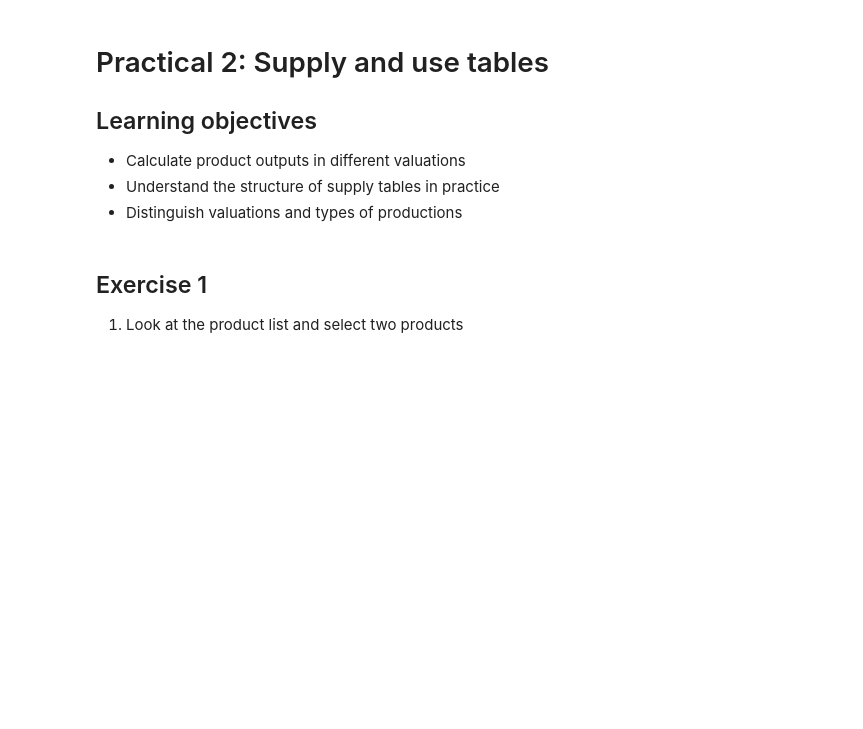
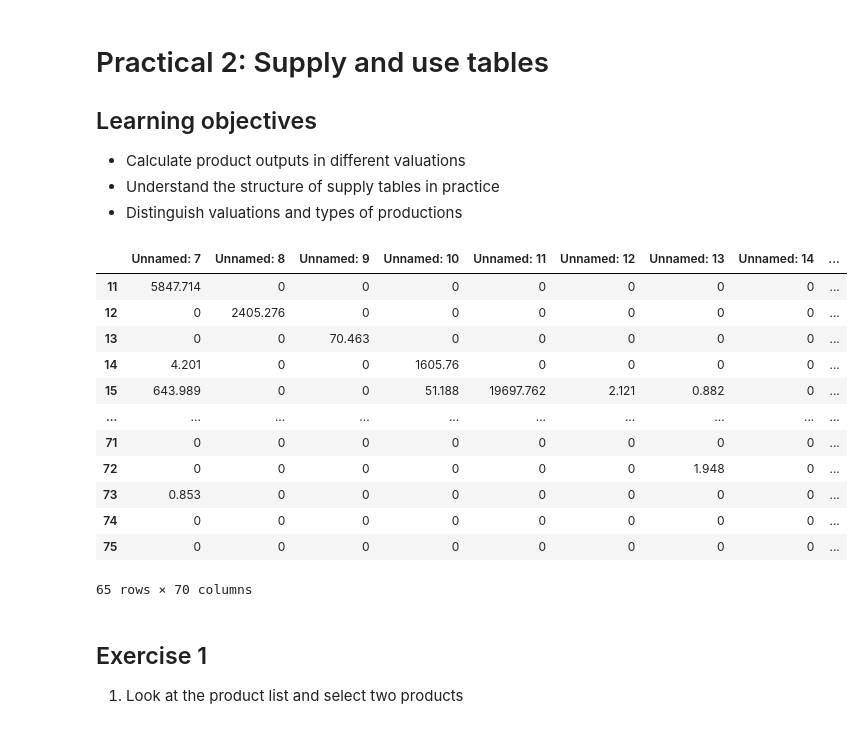
Before and after one commit to CMLPlatform/advanced_EEIO_course_student_version, a Jupyter notebook: supply_n_use_tables/supply_n_use_tables.ipynb, the cells around one changed output. Cells and saved outputs as stored; diff of their text form; code cells hidden in the pictures; blank space fills up the shorter version.

Commit message:
updated table in the student version of supply chain linkages lecture

```diff
--- a/supply_n_use_tables/supply_n_use_tables.ipynb
+++ b/supply_n_use_tables/supply_n_use_tables.ipynb
@@ -15,6 +15,22 @@ supply_ = pd.read_excel("data/modified_supply_basic_price_AT_OECD_2015.xlsx", en
 # organize you row and column labels
 supply_col_lb = supply_.iloc[9,7:].to_list()
 supply_row_lb = supply_.iloc[11:, 2].to_list()
+# %%
+supply_.iloc[11:,7:]
+# %% [output]
+|  | Unnamed: 7 | Unnamed: 8 | Unnamed: 9 | Unnamed: 10 | Unnamed: 11 | Unnamed: 12 | Unnamed: 13 | Unnamed: 14 | ... |
+| 11 | 5847.714 | 0 | 0 | 0 | 0 | 0 | 0 | 0 | ... |
+| 12 | 0 | 2405.276 | 0 | 0 | 0 | 0 | 0 | 0 | ... |
+| 13 | 0 | 0 | 70.463 | 0 | 0 | 0 | 0 | 0 | ... |
+| 14 | 4.201 | 0 | 0 | 1605.76 | 0 | 0 | 0 | 0 | ... |
+| 15 | 643.989 | 0 | 0 | 51.188 | 19697.762 | 2.121 | 0.882 | 0 | ... |
+| ... | ... | ... | ... | ... | ... | ... | ... | ... | ... |
+| 71 | 0 | 0 | 0 | 0 | 0 | 0 | 0 | 0 | ... |
+| 72 | 0 | 0 | 0 | 0 | 0 | 0 | 1.948 | 0 | ... |
+| 73 | 0.853 | 0 | 0 | 0 | 0 | 0 | 0 | 0 | ... |
+| 74 | 0 | 0 | 0 | 0 | 0 | 0 | 0 | 0 | ... |
+| 75 | 0 | 0 | 0 | 0 | 0 | 0 | 0 | 0 | ... |
+65 rows × 70 columns
 # %%
 # isolate array with only values
 supply = supply_.iloc[11:, 7:]
```
Also changed, not shown: 2 other files.
